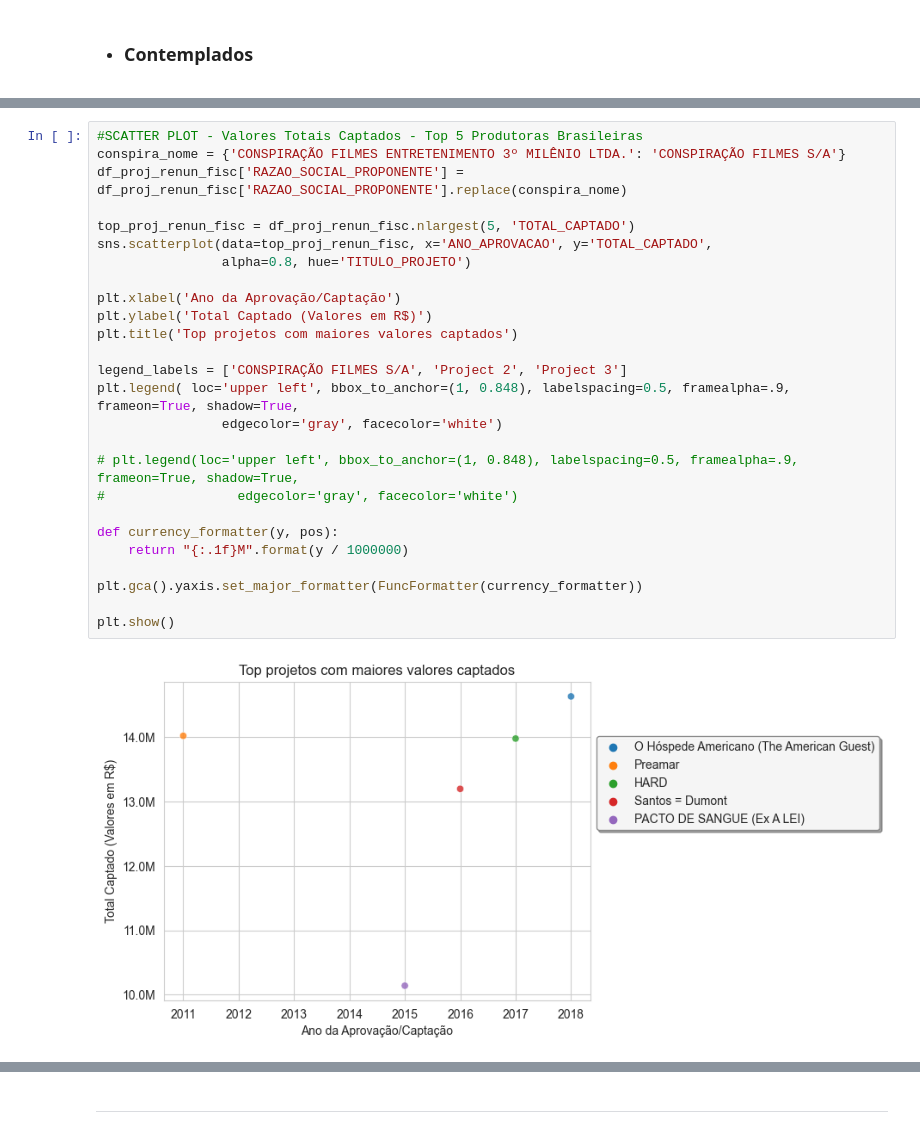
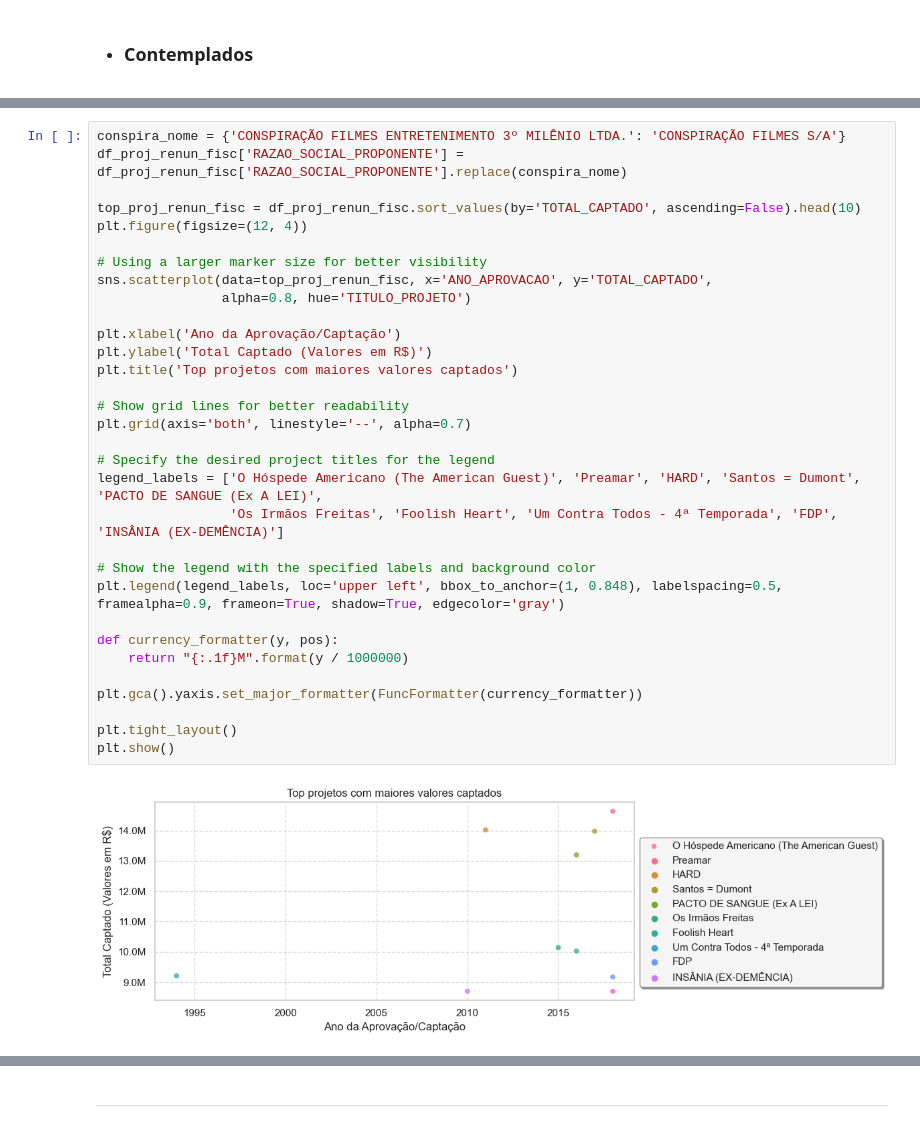
Before and after one commit to fonsecadados/ANCINE-ETL-dados-abertos, a Jupyter notebook: EDA/eda_analise_fsa.ipynb, the cells around one changed output, grey strips where cells are left out. Cells and saved outputs as stored; diff of their text form.

```diff
--- a/EDA/eda_analise_fsa.ipynb
+++ b/EDA/eda_analise_fsa.ipynb
@@ -208,28 +517,34 @@ projetos
 # %%
-#SCATTER PLOT - Valores Totais Captados - Top 5 Produtoras Brasileiras
 conspira_nome = {'CONSPIRAÇÃO FILMES ENTRETENIMENTO 3º MILÊNIO LTDA.': 'CONSPIRAÇÃO FILMES S/A'}
 df_proj_renun_fisc['RAZAO_SOCIAL_PROPONENTE'] = df_proj_renun_fisc['RAZAO_SOCIAL_PROPONENTE'].replace(conspira_nome)
 
-top_proj_renun_fisc = df_proj_renun_fisc.nlargest(5, 'TOTAL_CAPTADO')
+top_proj_renun_fisc = df_proj_renun_fisc.sort_values(by='TOTAL_CAPTADO', ascending=False).head(10)
+plt.figure(figsize=(12, 4))
+
+# Using a larger marker size for better visibility
 sns.scatterplot(data=top_proj_renun_fisc, x='ANO_APROVACAO', y='TOTAL_CAPTADO',
                 alpha=0.8, hue='TITULO_PROJETO')
 
 plt.xlabel('Ano da Aprovação/Captação')
 plt.ylabel('Total Captado (Valores em R$)')
 plt.title('Top projetos com maiores valores captados')
 
-legend_labels = ['CONSPIRAÇÃO FILMES S/A', 'Project 2', 'Project 3']
-plt.legend( loc='upper left', bbox_to_anchor=(1, 0.848), labelspacing=0.5, framealpha=.9, frameon=True, shadow=True,
-                edgecolor='gray', facecolor='white')
+# Show grid lines for better readability
+plt.grid(axis='both', linestyle='--', alpha=0.7)
 
-# plt.legend(loc='upper left', bbox_to_anchor=(1, 0.848), labelspacing=0.5, framealpha=.9, frameon=True, shadow=True,
-#                 edgecolor='gray', facecolor='white')
+# Specify the desired project titles for the legend
+legend_labels = ['O Hóspede Americano (The American Guest)', 'Preamar', 'HARD', 'Santos = Dumont', 'PACTO DE SANGUE (Ex A LEI)',
+                 'Os Irmãos Freitas', 'Foolish Heart', 'Um Contra Todos - 4ª Temporada', 'FDP', 'INSÂNIA (EX-DEMÊNCIA)']
+
+# Show the legend with the specified labels and background color
+plt.legend(legend_labels, loc='upper left', bbox_to_anchor=(1, 0.848), labelspacing=0.5, framealpha=0.9, frameon=True, shadow=True, edgecolor='gray')
 
 def currency_formatter(y, pos):
     return "{:.1f}M".format(y / 1000000)
 
 plt.gca().yaxis.set_major_formatter(FuncFormatter(currency_formatter))
 
+plt.tight_layout()
 plt.show()
 # %% [output]
-[figure, old version]
+[figure, new version]
```
Also changed, not shown: parts of 19 cells of this notebook.
